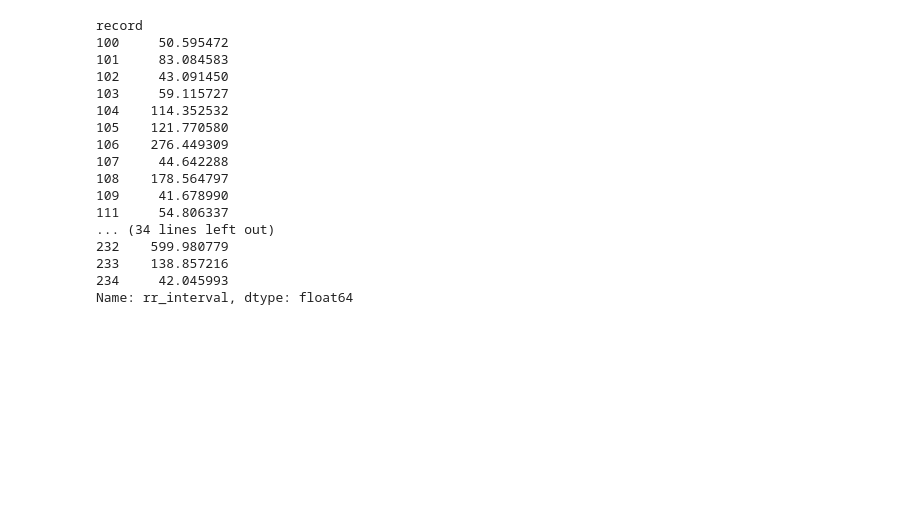
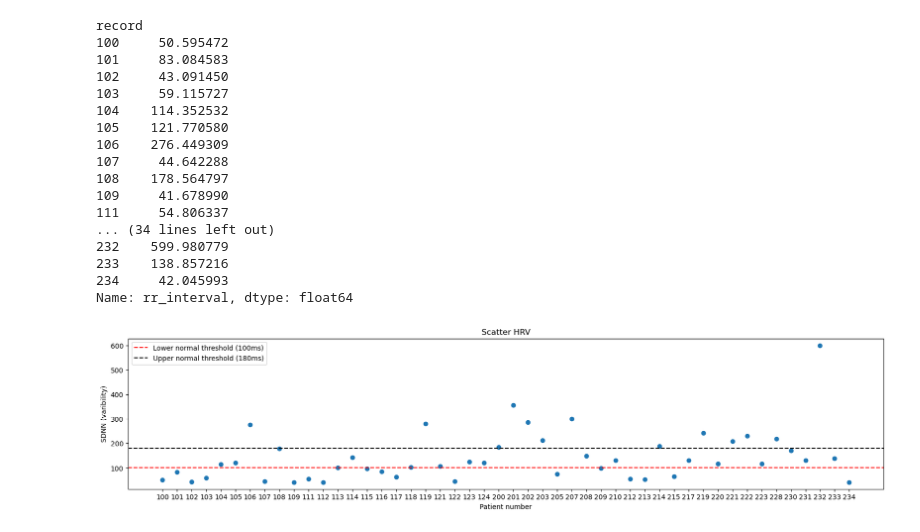
Before and after one commit to fp-marques/mit-bih-ecg-analysis, a Jupyter notebook: 01_load_explore.ipynb, the cells around one changed output. Drawn from its saved outputs; the diff is of its cells as text; code cells hidden in the pictures; blank space fills up the shorter version.

Commit message:
Add HRV scatter plot and RR interval histograms by beat type

```diff
--- a/01_load_explore.ipynb
+++ b/01_load_explore.ipynb
@@ -254,3 +254,15 @@ record
 233    138.857216
 234     42.045993
 Name: rr_interval, dtype: float64
+# %%
+plt.figure(figsize=(20, 4))
+plt.scatter(std_per_patient.index, std_per_patient.values)
+plt.xlabel("Patient number")
+plt.ylabel("SDNN (varibility)")
+plt.title("Scatter HRV")
+plt.axhline(y=100, color='red', linestyle='--', label='Lower normal threshold (100ms)')
+plt.axhline(y=180, color='black', linestyle='--', label='Upper normal threshold (180ms)')
+plt.legend()
+plt.show()
+# %% [output]
+[figure, added]
```
Also changed, not shown: parts of 2 cells of this notebook.
